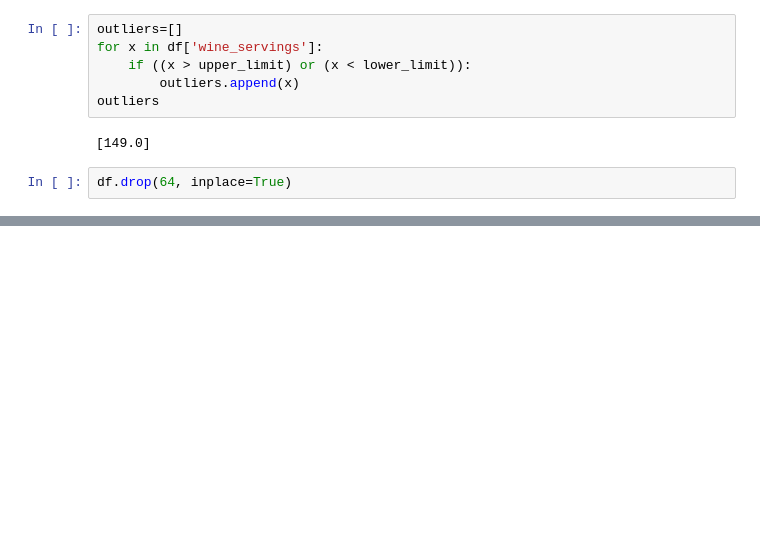
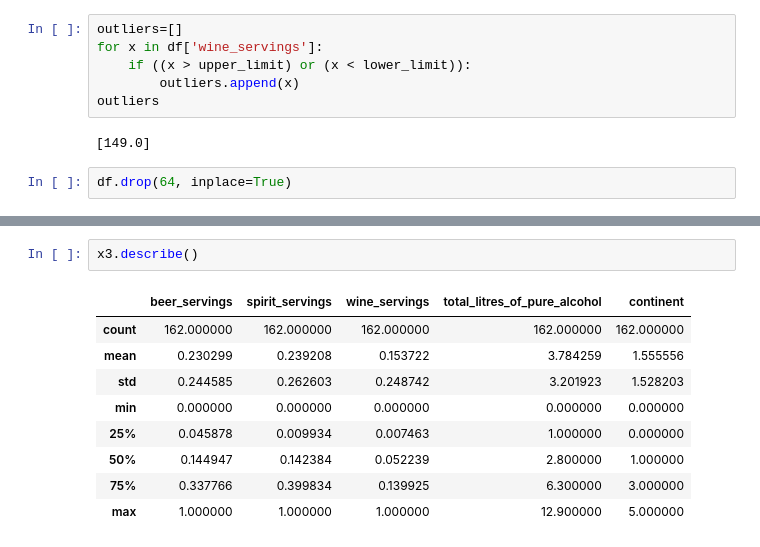
Before and after one commit to shaheerkl/EDA, a Jupyter notebook: eda p-1 servings.ipynb, the cells around one changed output, grey strips where cells are left out. Drawn from its saved outputs; the diff is of its cells as text; blank space fills up the shorter version.

```diff
--- a/eda p-1 servings.ipynb
+++ b/eda p-1 servings.ipynb
@@ -389,0 +554,12 @@ df
+# %%
+x3.describe()
+# %% [output]
+|  | beer_servings | spirit_servings | wine_servings | total_litres_of_pure_alcohol | continent |
+| count | 162.000000 | 162.000000 | 162.000000 | 162.000000 | 162.000000 |
+| mean | 0.230299 | 0.239208 | 0.153722 | 3.784259 | 1.555556 |
+| std | 0.244585 | 0.262603 | 0.248742 | 3.201923 | 1.528203 |
+| min | 0.000000 | 0.000000 | 0.000000 | 0.000000 | 0.000000 |
+| 25% | 0.045878 | 0.009934 | 0.007463 | 1.000000 | 0.000000 |
+| 50% | 0.144947 | 0.142384 | 0.052239 | 2.800000 | 1.000000 |
+| 75% | 0.337766 | 0.399834 | 0.139925 | 6.300000 | 3.000000 |
+| max | 1.000000 | 1.000000 | 1.000000 | 12.900000 | 5.000000 |
```
Also changed, not shown: parts of 25 cells of this notebook, 3 other files.
